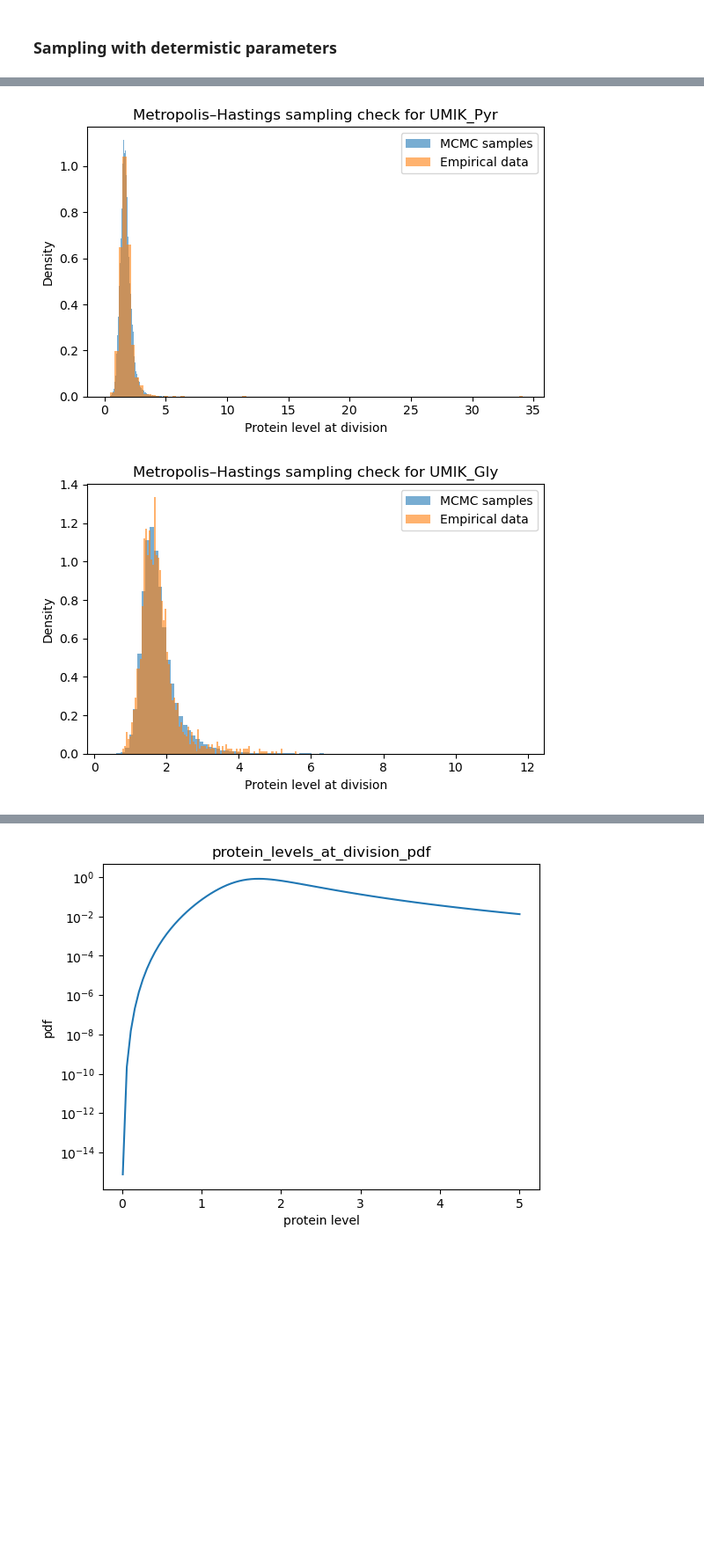
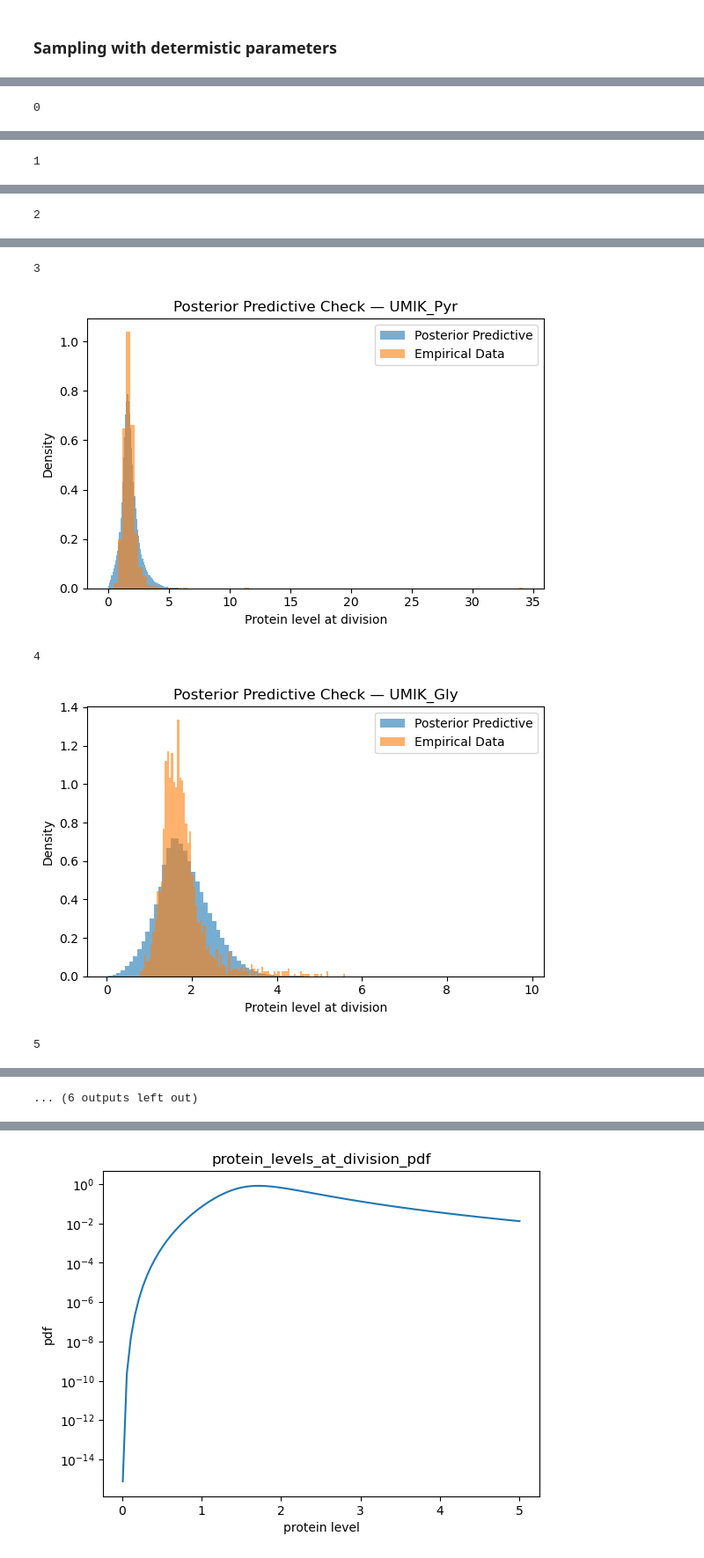
Before and after one commit to Vladi700/PoD_microbial_growth, a Jupyter notebook: empirical_hazard.ipynb, the cells around one changed output, grey strips where cells are left out. Shown at 88% size. Cells and saved outputs as stored; diff of their text form; code cells hidden in the pictures; blank space fills up the shorter version.

Commit message:
some repairs in sampling

```diff
--- a/empirical_hazard.ipynb
+++ b/empirical_hazard.ipynb
@@ -216,10 +216,10 @@ fittingParams['T'][8]
 # %% [output]
 1.5208737752313588
 # %%
-sugars = ["Ace", "DMa", "Glu", "Gly", "Lac", "Pyr", "Rha", "Suc", "Xyl"]
+sugars = ["Lac", "Suc", "Xyl", "Pyr", "Gly", "Ace", "Glu", "Rha", "DMa"]
 
 plt.plot(fittingParams["T"], label ='Inflection $a$')
-plt.plot(fittingParams["k"], label ='Steepness $b$')
+plt.plot(fittingParams["k"], label ='Steepness $k$')
 plt.plot(fittingParams["a"], label ='Scale $b$')
 
 plt.legend()
@@ -396,7 +408,12 @@ for name in names:
         f.write(stan_model_code)   # assume `stan_model_code` holds the model string
 
     # compile and sample
-    fit = model.sample(data=stan_data, chains=4, iter_sampling=2000, iter_warmup=1000)
+    fit = model.sample(data=stan_data,
+                        chains=4,
+                        iter_sampling=400,
+                        iter_warmup=1000,
+                        thin=4,
+                        show_progress=True)
 
     # extract posterior samples
     samples = fit.draws_pd()
@@ -476,19 +490,38 @@ def protein_levels_at_division_pdf(p, alpha, k, tau):
     log_val = log_protein_levels_pdf(p, alpha, k, tau)
     return np.exp(log_val) if np.isfinite(log_val) else 0
 # %%
-for i in range(len(fittingParams['a'])):
-    alpha, k, tau = fittingParams['a'][i], fittingParams['k'][i] , fittingParams['T'][i]
-    samples = metropolis_hastings(protein_levels_at_division_pdf, alpha, k, tau)
+for i in range(len(names)):
+    # Extract posterior samples (e.g. from Stan or emcee output)
+    posterior_df = samples_dict[names[i]]     # shape (n_draws, 3)
+    alphas = posterior_df["alpha"]
+    #print("alphas:", alphas)
+    ks = posterior_df["k"]
+    #print("ks:", ks)
+    taus = posterior_df["tau"]
+    #print("taus:", taus)
+    simulated = []
+    # For each posterior draw, simulate a protein level
+    for alpha, k, tau in zip(alphas, ks, taus):
+        # sample one value using your MCMC kernel
+        sample = metropolis_hastings(protein_levels_at_division_pdf, alpha, k, tau, n_samples=2000, burn_in=1000)
+        #print("sample:", sample)
+        simulated.extend(sample)
 
-    posterior_samples = samples
-    empirical_protein_level = dfs[names[i]]["protein_level"]
+    simulated = np.array(simulated)
+    #print(simulated)
+    empirical_protein_level = dfs[names[i]]["protein_level"].dropna().values
+
+    # Plot
     plt.figure(figsize=(6, 4))
-    plt.hist(posterior_samples, bins=100, density=True, alpha=0.6, label="MCMC samples", color='C0')
-    plt.hist(empirical_protein_level, bins=100, density=True, alpha=0.6, label="Empirical data", color='C1')
+    plt.hist(simulated, bins=100, density=True, alpha=0.6, label="Posterior Predictive", color='C0')
+    plt.hist(empirical_protein_level, bins=100, density=True, alpha=0.6, label="Empirical Data", color='C1')
 
     plt.xlabel("Protein level at division")
     plt.ylabel("Density")
-    plt.title(f"Metropolis–Hastings sampling check for {names[i]}")
+    plt.title(f"Posterior Predictive Check — {names[i]}")
     plt.legend()
     plt.tight_layout()
+    print(i)
+    plt.show()
 # %% [output]
+0
@@ -495,0 +529 @@ for i in range(len(fittingParams['a'])):
+1
@@ -496,0 +531 @@ for i in range(len(fittingParams['a'])):
+2
@@ -498,2 +533,5 @@ for i in range(len(fittingParams['a'])):
+3
-[figure, old version]
+[figure, new version]
+4
-[figure, old version]
+[figure, new version]
+5
@@ -503,0 +539 @@ for i in range(len(fittingParams['a'])):
+... (6 outputs left out)
```
Also changed, not shown: parts of 8 cells of this notebook, 1 other file.
